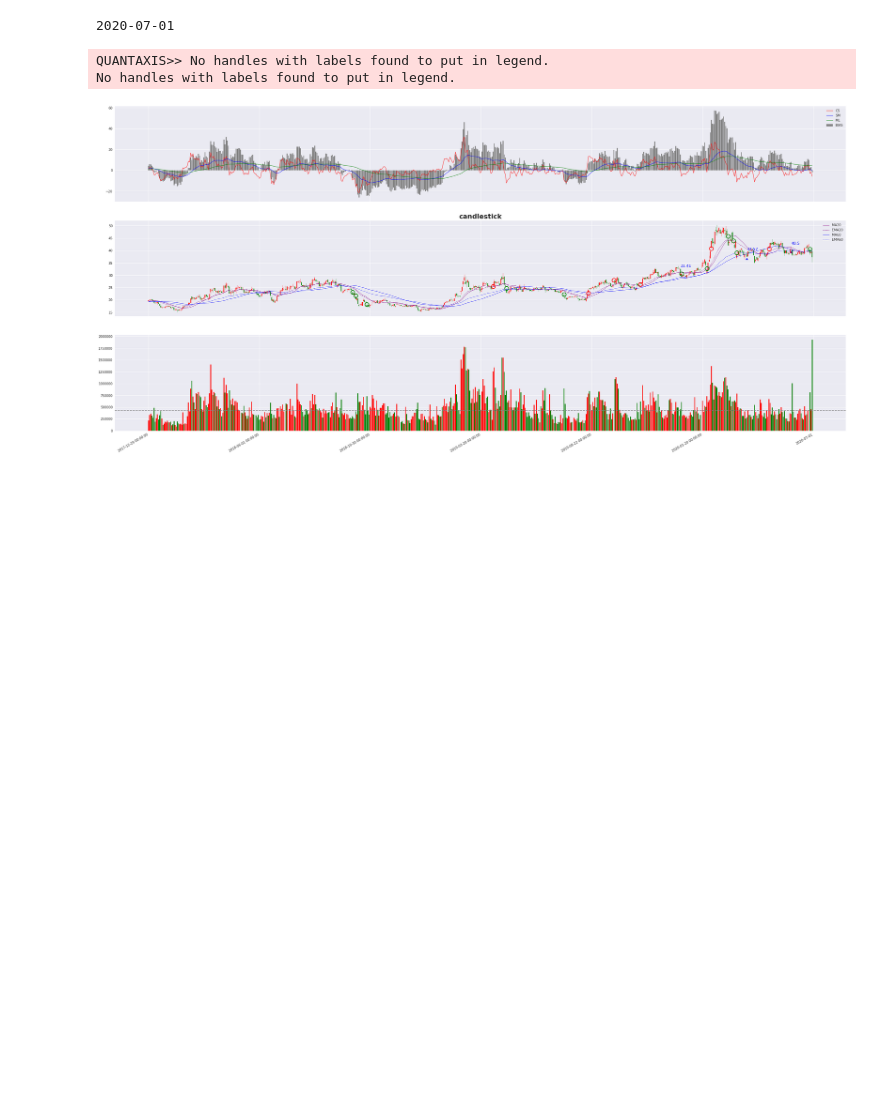
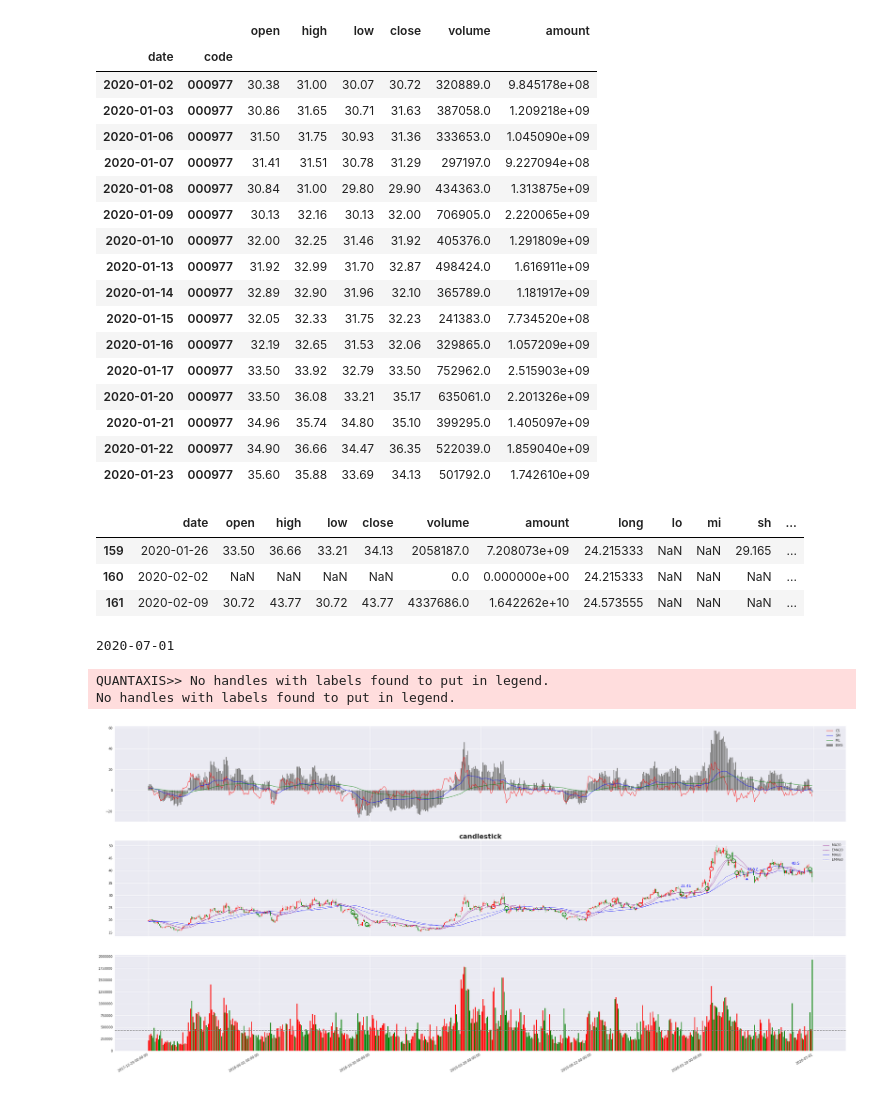
Before and after one commit to mildone/strategy, a Jupyter notebook: Untitled.ipynb, the cells around one changed output. Cells and saved outputs as stored; diff of their text form; code cells hidden in the pictures; blank space fills up the shorter version.

```diff
--- a/Untitled.ipynb
+++ b/Untitled.ipynb
@@ -71,3 +212,32 @@ sample.index.get_level_values('date')[-1]
+# %%
+test = QA.QA_fetch_stock_day_adv('000977','2020-01-01','2020-02-02').data
+test
+# %% [output]
+|  |  | open | high | low | close | volume | amount |
+| date | code |  |  |  |  |  |  |
+| 2020-01-02 | 000977 | 30.38 | 31.00 | 30.07 | 30.72 | 320889.0 | 9.845178e+08 |
+| 2020-01-03 | 000977 | 30.86 | 31.65 | 30.71 | 31.63 | 387058.0 | 1.209218e+09 |
+| 2020-01-06 | 000977 | 31.50 | 31.75 | 30.93 | 31.36 | 333653.0 | 1.045090e+09 |
+| 2020-01-07 | 000977 | 31.41 | 31.51 | 30.78 | 31.29 | 297197.0 | 9.227094e+08 |
+| 2020-01-08 | 000977 | 30.84 | 31.00 | 29.80 | 29.90 | 434363.0 | 1.313875e+09 |
+| 2020-01-09 | 000977 | 30.13 | 32.16 | 30.13 | 32.00 | 706905.0 | 2.220065e+09 |
+| 2020-01-10 | 000977 | 32.00 | 32.25 | 31.46 | 31.92 | 405376.0 | 1.291809e+09 |
+| 2020-01-13 | 000977 | 31.92 | 32.99 | 31.70 | 32.87 | 498424.0 | 1.616911e+09 |
+| 2020-01-14 | 000977 | 32.89 | 32.90 | 31.96 | 32.10 | 365789.0 | 1.181917e+09 |
+| 2020-01-15 | 000977 | 32.05 | 32.33 | 31.75 | 32.23 | 241383.0 | 7.734520e+08 |
+| 2020-01-16 | 000977 | 32.19 | 32.65 | 31.53 | 32.06 | 329865.0 | 1.057209e+09 |
+| 2020-01-17 | 000977 | 33.50 | 33.92 | 32.79 | 33.50 | 752962.0 | 2.515903e+09 |
+| 2020-01-20 | 000977 | 33.50 | 36.08 | 33.21 | 35.17 | 635061.0 | 2.201326e+09 |
+| 2020-01-21 | 000977 | 34.96 | 35.74 | 34.80 | 35.10 | 399295.0 | 1.405097e+09 |
+| 2020-01-22 | 000977 | 34.90 | 36.66 | 34.47 | 36.35 | 522039.0 | 1.859040e+09 |
+| 2020-01-23 | 000977 | 35.60 | 35.88 | 33.69 | 34.13 | 501792.0 | 1.742610e+09 |
+# %%
+wk[159:162]
+# %% [output]
+|  | date | open | high | low | close | volume | amount | long | lo | mi | sh | ... |
+| 159 | 2020-01-26 | 33.50 | 36.66 | 33.21 | 34.13 | 2058187.0 | 7.208073e+09 | 24.215333 | NaN | NaN | 29.165 | ... |
+| 160 | 2020-02-02 | NaN | NaN | NaN | NaN | 0.0 | 0.000000e+00 | 24.215333 | NaN | NaN | NaN | ... |
+| 161 | 2020-02-09 | 30.72 | 43.77 | 30.72 | 43.77 | 4337686.0 | 1.642262e+10 | 24.573555 | NaN | NaN | NaN | ... |
 # %%
 import QUANTAXIS as QA
 try:
```
Also changed, not shown: parts of 7 cells of this notebook, 3 other files.
